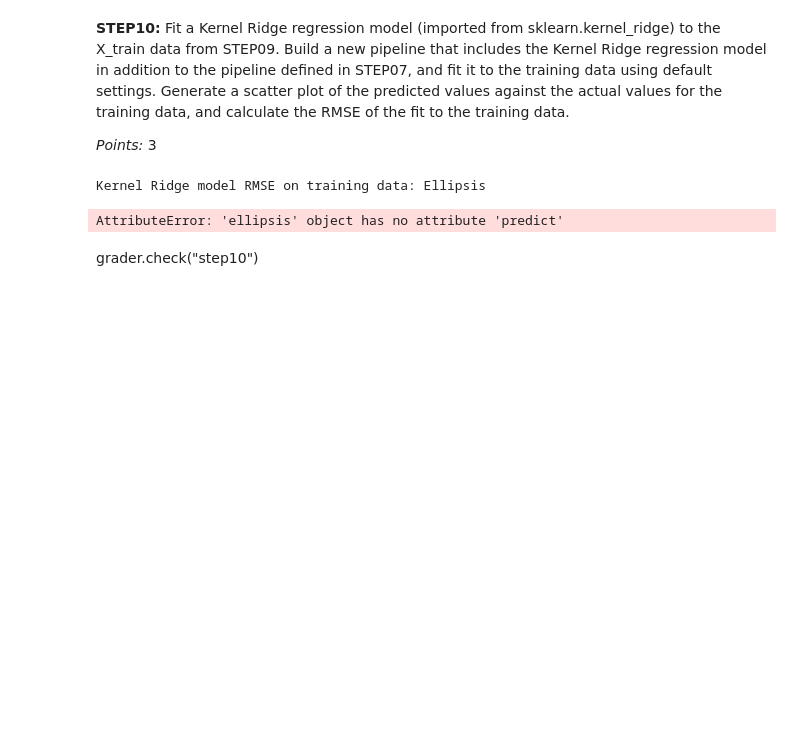
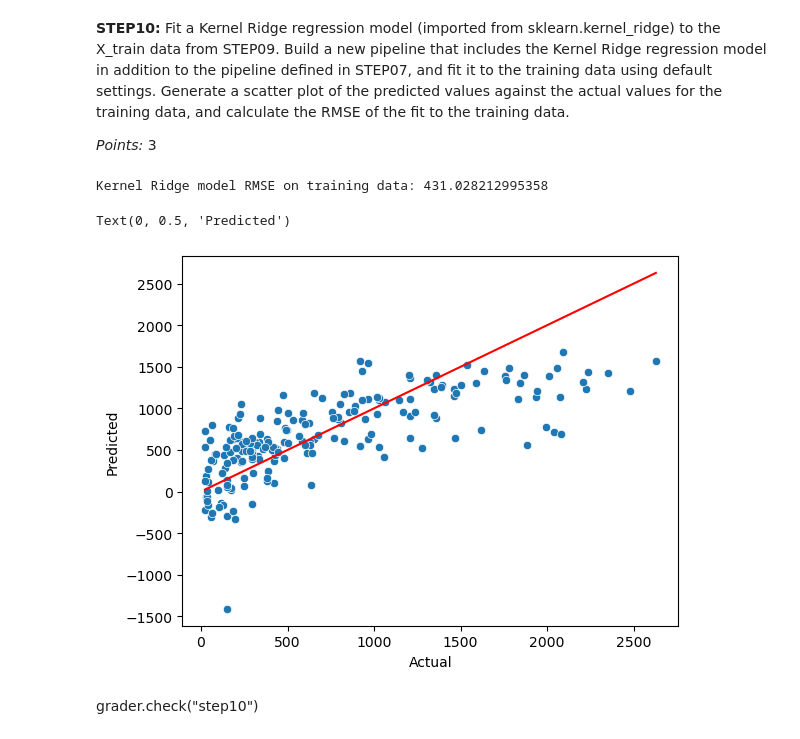
Before and after one commit to LiamJacobsen/UMLT, a Jupyter notebook: assignment1/UMLT_A1-2.ipynb, the cells around one changed output. Drawn from its saved outputs; the diff is of its cells as text; code cells hidden in the pictures; blank space fills up the shorter version.

```diff
--- a/assignment1/UMLT_A1-2.ipynb
+++ b/assignment1/UMLT_A1-2.ipynb
@@ -318,33 +307,34 @@ from sklearn.kernel_ridge import KernelRidge
 
 # you can use make_pipline to create a new pipiline by adding a model at the end of pipeline_step7 or you can simply create a new pipeline.
 # whatever you end up doing, make sure it is called pipeline_step10
-pipeline_step10 = ...
-
+pipeline_step10 = make_pipeline(pipeline_step7, KernelRidge())
+pipeline_step10.fit(x_train, y_train)
 
 # make predictions on the training data
-y_pred_train_KR = ...
+y_pred_train_KR = pipeline_step10.predict(x_train)
 
 # calculate rmse for training data
-rmse_train_KR = ...
+rmse_train_KR = sklearn.metrics.root_mean_squared_error(y_train, y_pred_train_KR)
 print('Kernel Ridge model RMSE on training data:', rmse_train_KR)
 
 # The following code is used by the autograder
 # make sure your variable that contains that data from this step is the one assigned to step3_data
 step10_data = [rmse_train_KR,pipeline_step10]
 # %% [output]
-Kernel Ridge model RMSE on training data: Ellipsis
+Kernel Ridge model RMSE on training data: 431.028212995358
 # %%
 # I will use your pipeline_step10 to predict on 200 points from the training data
 subset_size = 200
-y_train_pred = pipeline_step10.predict(X_train[:subset_size])
+y_train_pred = pipeline_step10.predict(x_train[:subset_size])
 
 # Then create a scatterplot of predicted vs actual values using your variables from the cell above
 ax = sns.scatterplot(x=y_train[:subset_size], y=y_train_pred)
 sns.lineplot(x=y_train[:subset_size], y=y_train[:subset_size], color='red')
 ax.set_xlabel('Actual')
 ax.set_ylabel('Predicted')
 # %% [output]
-AttributeError: 'ellipsis' object has no attribute 'predict'
+Text(0, 0.5, 'Predicted')
+[figure, added]
 # %% [markdown]
 grader.check("step10")
 # %% [markdown]
```
Also changed, not shown: parts of 8 cells of this notebook, 1 other file.
